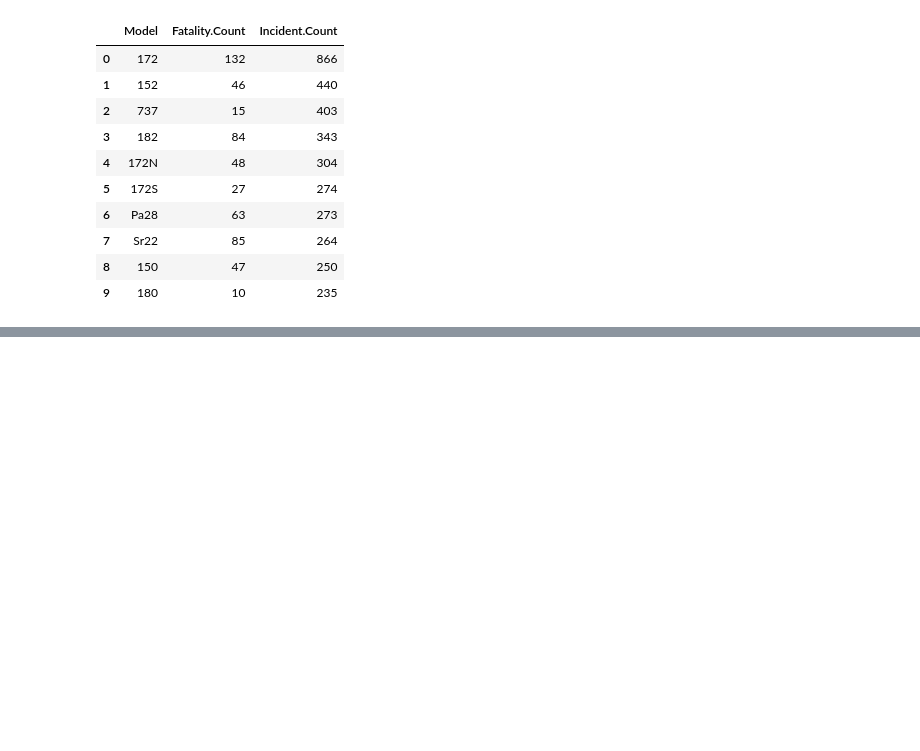
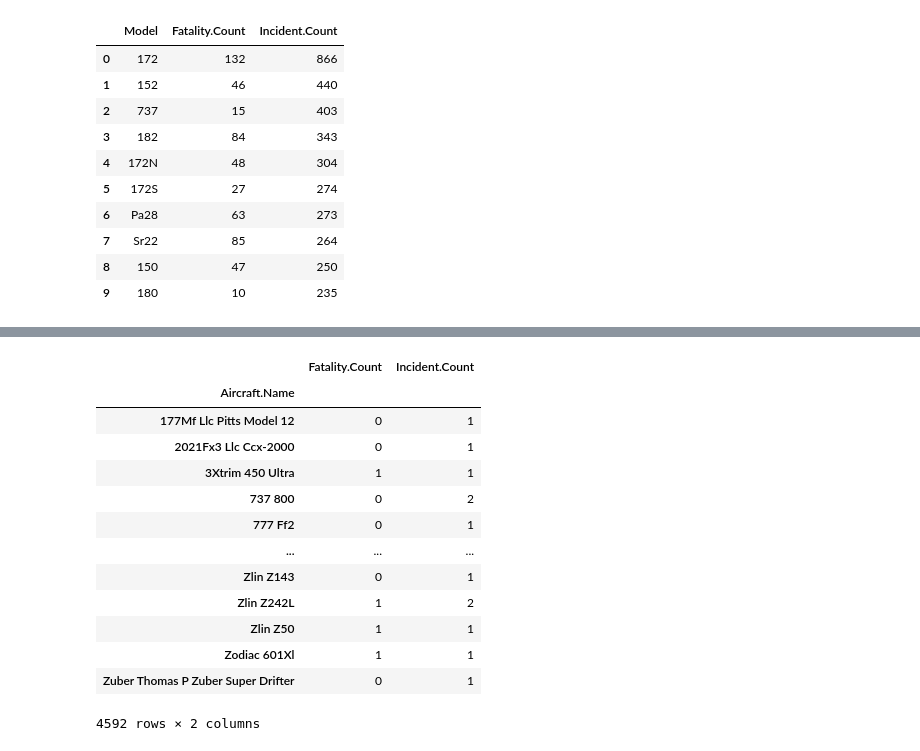
Before and after one commit to AndrewReusche/dsc-phase-1-project-v3, a Jupyter notebook: Refined_Data_Analysis.ipynb, the cells around one changed output, grey strips where cells are left out. Cells and saved outputs as stored; diff of their text form; code cells hidden in the pictures; blank space fills up the shorter version.

```diff
--- a/Refined_Data_Analysis.ipynb
+++ b/Refined_Data_Analysis.ipynb
@@ -1354,0 +1435,2 @@ Airplane_Model_Axes.legend([Fatal_Incidents_plt, Total_Incidents_plt], \
+# %%
+Fatal_Airplane_Count_DF=Fatal_Airplane_Count_Series.to_frame()
@@ -1354,0 +1454,3 @@ Airplane_Model_Axes.legend([Fatal_Incidents_plt, Total_Incidents_plt], \
+# %%
+Fatal_Airplane_Count_DF.rename(columns={'Incident.Severity':'Fatality.Count'},\
+                            inplace=True)
@@ -1354,0 +1474,3 @@ Airplane_Model_Axes.legend([Fatal_Incidents_plt, Total_Incidents_plt], \
+# %%
+Total_Aircraft_Name_Count_DF=Fatal_Airplane_Count['Aircraft.Name'].value_counts()\
+                            .to_frame()
@@ -1354,0 +1496,20 @@ Airplane_Model_Axes.legend([Fatal_Incidents_plt, Total_Incidents_plt], \
+# %%
+Fatal_Airplane_Analysis_2=Fatal_Airplane_Count_DF.join(Total_Aircraft_Name_Count_DF,\
+                                                       how='inner')
+
+Fatal_Airplane_Analysis_2
+# %% [output]
+|  | Fatality.Count | Incident.Count |
+| Aircraft.Name |  |  |
+| 177Mf Llc Pitts Model 12 | 0 | 1 |
+| 2021Fx3 Llc Ccx-2000 | 0 | 1 |
+| 3Xtrim 450 Ultra | 1 | 1 |
+| 737 800 | 0 | 2 |
+| 777 Ff2 | 0 | 1 |
+| ... | ... | ... |
+| Zlin Z143 | 0 | 1 |
+| Zlin Z242L | 1 | 2 |
+| Zlin Z50 | 1 | 1 |
+| Zodiac 601Xl | 1 | 1 |
+| Zuber Thomas P Zuber Super Drifter | 0 | 1 |
+4592 rows × 2 columns
```
Also changed, not shown: parts of 27 cells of this notebook, 8 other files.
